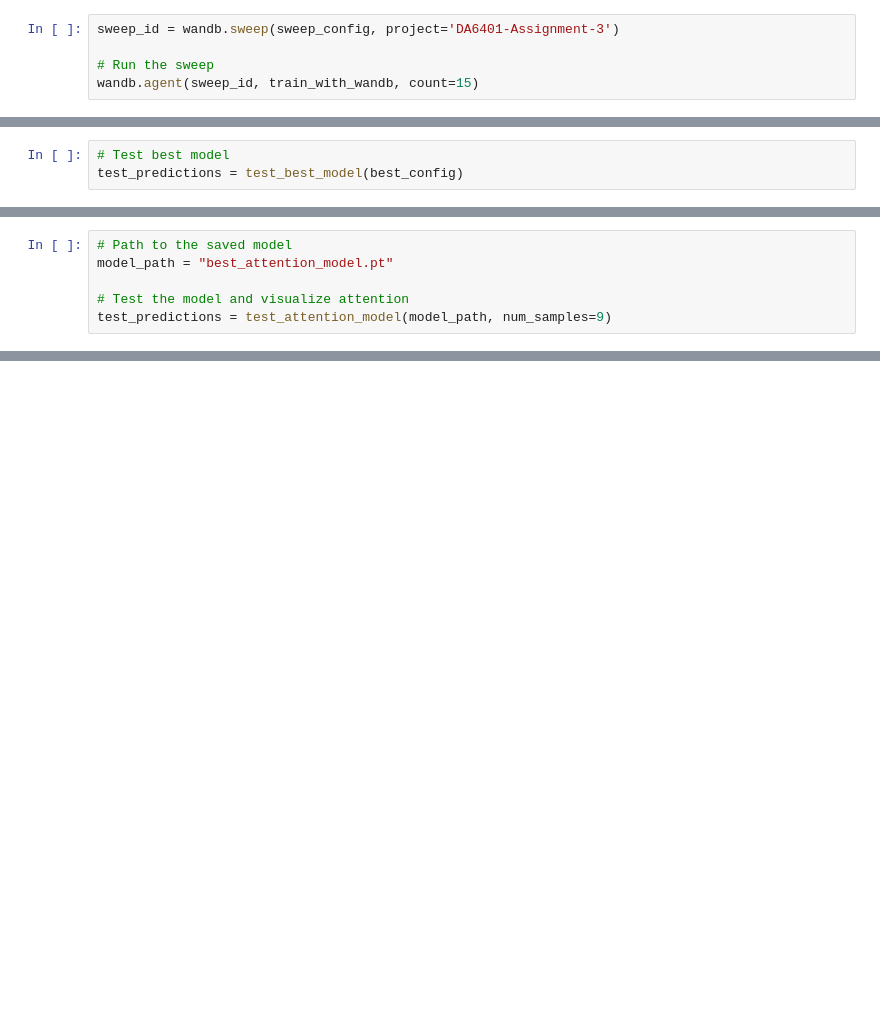
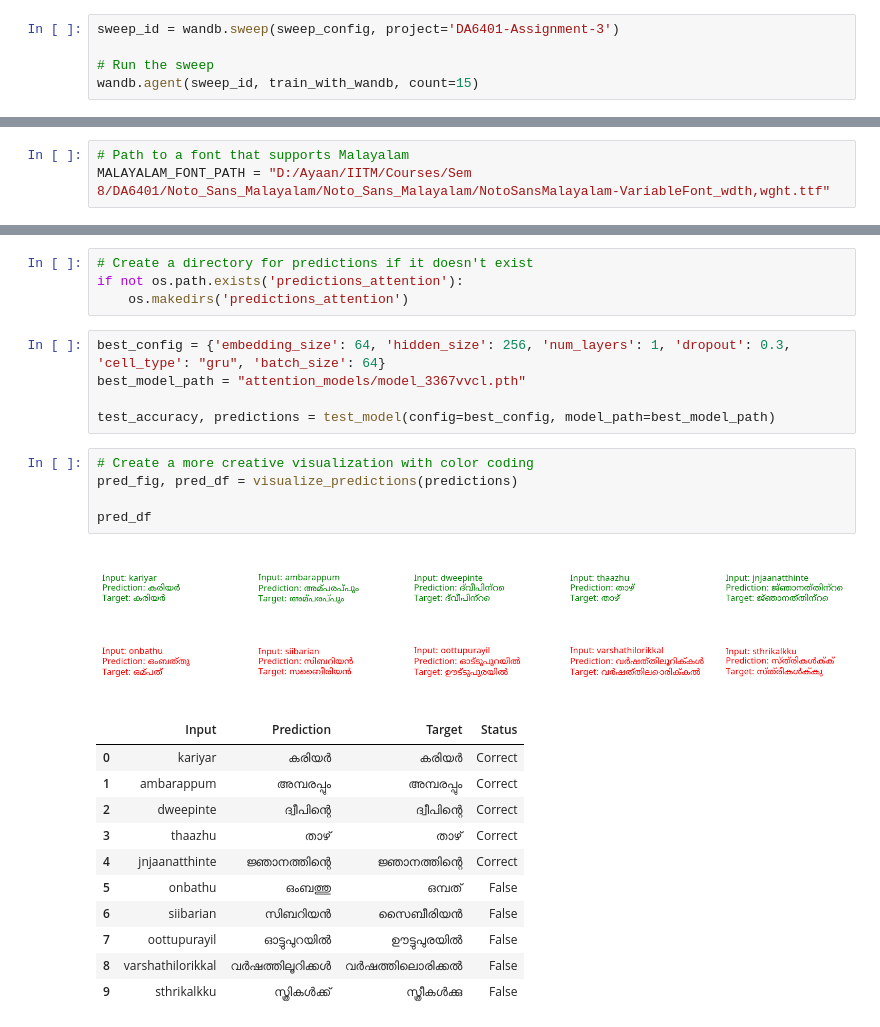
Before and after one commit to Ayaan-Labba/DA6401-Assignment-3, a Jupyter notebook: attention.ipynb, the cells around one changed output, grey strips where cells are left out. Drawn from its saved outputs; the diff is of its cells as text; blank space fills up the shorter version.

```diff
--- a/attention.ipynb
+++ b/attention.ipynb
@@ -524,3 +422,0 @@ os.makedirs('predictions_vanilla', exist_ok=True)
-# %%
-# Test best model
-test_predictions = test_best_model(best_config)
@@ -836,6 +422,0 @@ def test_attention_model(model_path, num_samples=9):
-# %%
-# Path to the saved model
-model_path = "best_attention_model.pt"
-
-# Test the model and visualize attention
-test_predictions = test_attention_model(model_path, num_samples=9)
@@ -841,0 +536,3 @@ test_predictions = test_attention_model(model_path, num_samples=9)
+# %%
+# Path to a font that supports Malayalam
+MALAYALAM_FONT_PATH = "D:/Ayaan/IITM/Courses/Sem 8/DA6401/Noto_Sans_Malayalam/Noto_Sans_Malayalam/NotoSansMalayalam-VariableFont_wdth,wght.ttf"
@@ -841,0 +713,27 @@ test_predictions = test_attention_model(model_path, num_samples=9)
+# %%
+# Create a directory for predictions if it doesn't exist
+if not os.path.exists('predictions_attention'):
+    os.makedirs('predictions_attention')
+# %%
+best_config = {'embedding_size': 64, 'hidden_size': 256, 'num_layers': 1, 'dropout': 0.3, 'cell_type': "gru", 'batch_size': 64}
+best_model_path = "attention_models/model_3367vvcl.pth"
+
+test_accuracy, predictions = test_model(config=best_config, model_path=best_model_path)
+# %%
+# Create a more creative visualization with color coding
+pred_fig, pred_df = visualize_predictions(predictions)
+
+pred_df
+# %% [output]
+[figure, added]
+|  | Input | Prediction | Target | Status |
+| 0 | kariyar | കരിയർ | കരിയർ | Correct |
+| 1 | ambarappum | അമ്പരപ്പും | അമ്പരപ്പും | Correct |
+| 2 | dweepinte | ദ്വീപിന്റെ | ദ്വീപിന്റെ | Correct |
+| 3 | thaazhu | താഴ് | താഴ് | Correct |
+| 4 | jnjaanatthinte | ജ്ഞാനത്തിന്റെ | ജ്ഞാനത്തിന്റെ | Correct |
+| 5 | onbathu | ഒംബത്തു | ഒമ്പത് | False |
+| 6 | siibarian | സിബറിയൻ | സൈബീരിയൻ | False |
+| 7 | oottupurayil | ഓട്ടുപുറയിൽ | ഊട്ടുപുരയിൽ | False |
+| 8 | varshathilorikkal | വർഷത്തിലൂറിക്കൾ | വർഷത്തിലൊരിക്കൽ | False |
+| 9 | sthrikalkku | സ്ത്രികൾക്ക് | സ്ത്രീകൾക്കു | False |
```
Also changed, not shown: parts of 21 cells of this notebook, 8 other files.
